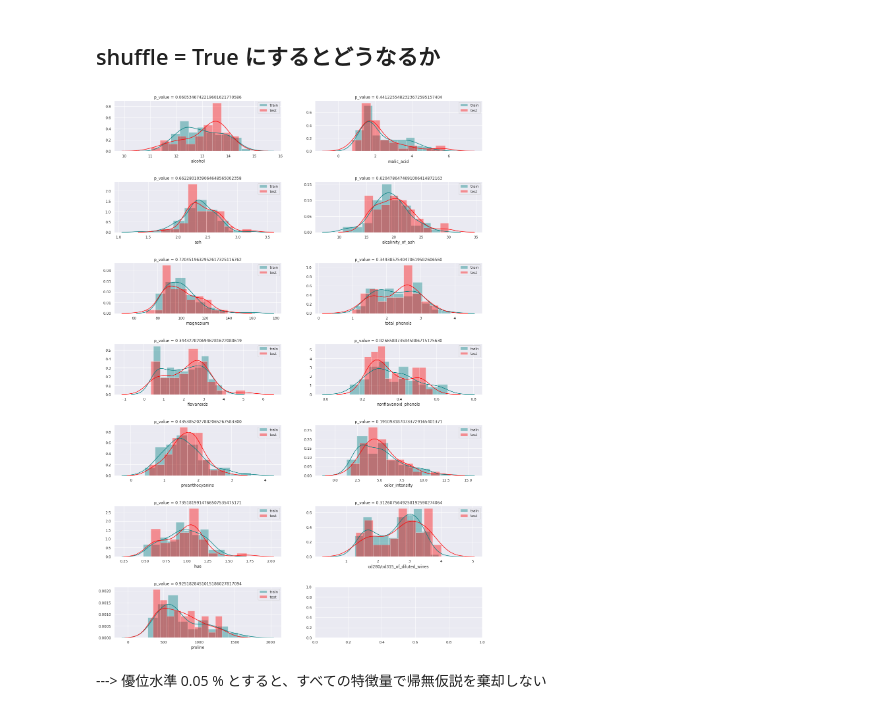
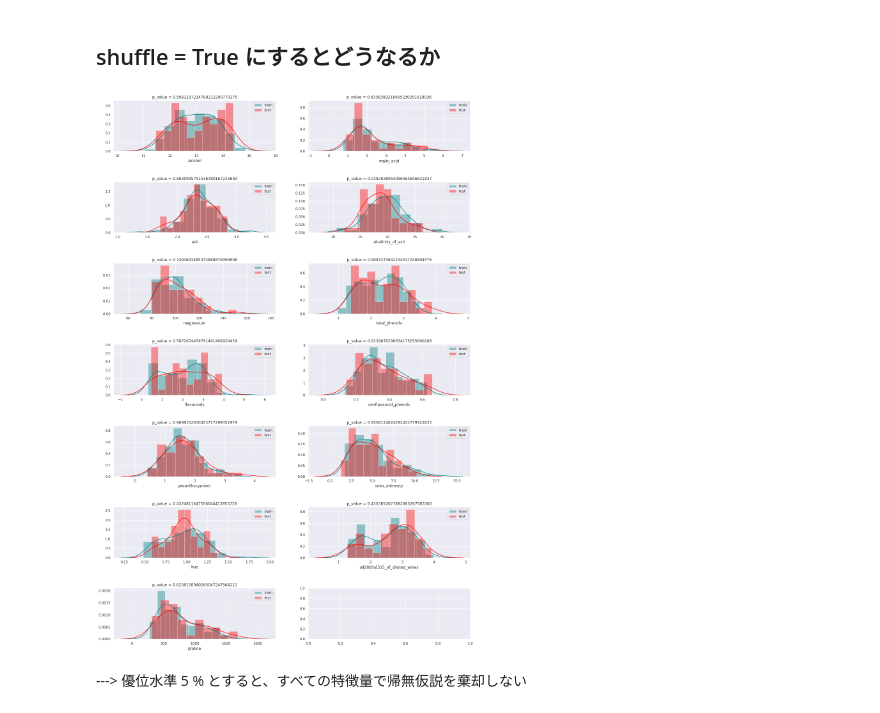
Before and after one commit to fkubota/notebook, a Jupyter notebook: 19_Kolmogorov–Smirnov_test.ipynb, the cells around one changed output. Cells and saved outputs as stored; diff of their text form; code cells hidden in the pictures.

```diff
--- a/19_Kolmogorov–Smirnov_test.ipynb
+++ b/19_Kolmogorov–Smirnov_test.ipynb
@@ -91,21 +109,10 @@ for i, feat_name in enumerate(X.columns):
 ---> 分布に差があるものほど、p値も小さくなっていることがわかる。
 # %% [markdown]
 ## shuffle = True にするとどうなるか
-# %%
-X_train, X_test, y_train, y_test = train_test_split(X, y, test_size=0.25, shuffle=True)
-fig, axs = plt.subplots(7, 2, figsize=(20, 30))
-plt.subplots_adjust(wspace=0.2, hspace=0.6)
-axs = axs.ravel()
-
-for i, feat_name in enumerate(X.columns):
-    # 検定を行う
-    p_value = ks_2samp(X_test[feat_name], X_train[feat_name])[1]
-
-    sns.distplot(X_train[feat_name], ax=axs[i], color='teal', bins=10, label='train')
-    sns.distplot(X_test[feat_name],  ax=axs[i], color='red',     bins=10, label='test')
-    axs[i].set_title(f'p_value = {p_value :.25f}')
-    axs[i].legend()
-# %% [output]
-[figure, removed]
+# %%
+X_train, X_test, y_train, y_test = train_test_split(X, y, test_size=0.25, shuffle=True)
+_ = ks_test(X_train, X_test, name0='train', name1='test', bins=10)
+# %% [output]
+[figure, added]
 # %% [markdown]
----> 優位水準 0.05 % とすると、すべての特徴量で帰無仮説を棄却しない
+---> 優位水準 5 % とすると、すべての特徴量で帰無仮説を棄却しない
```
Also changed, not shown: parts of 3 cells of this notebook, 2 other files.
